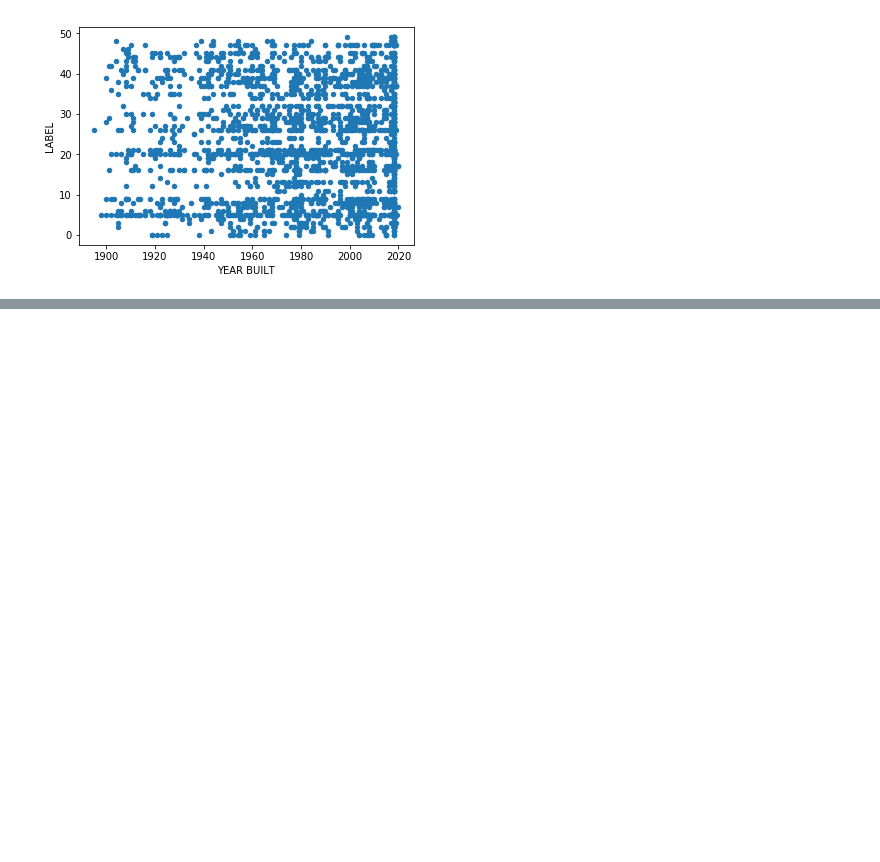
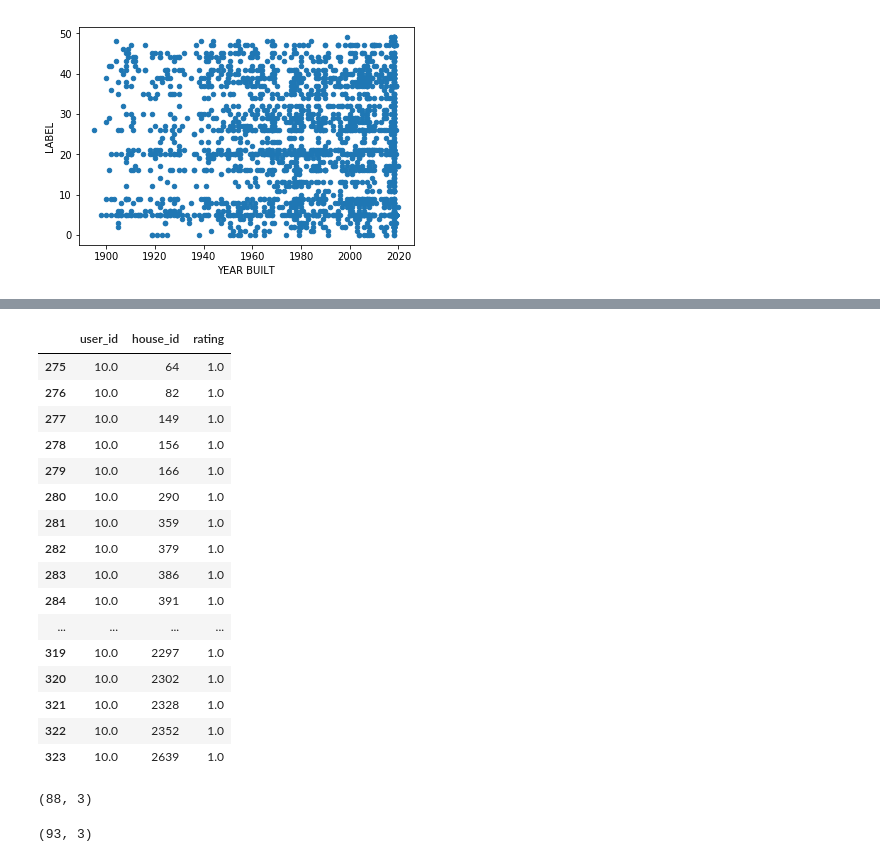
Before and after one commit to ereppond/housing-recommender, a Jupyter notebook: notebooks/building-recommender.ipynb, the cells around one changed output, grey strips where cells are left out. Cells and saved outputs as stored; diff of their text form; code cells hidden in the pictures; blank space fills up the shorter version.

Commit message:
working on finalizing recommender

```diff
--- a/notebooks/building-recommender.ipynb
+++ b/notebooks/building-recommender.ipynb
@@ -329,0 +298,31 @@ Name: FAVORITE, dtype: int64
+# %%
+import os
+list_of_files = []
+directory = os.fsencode('/Users/elisereppond/galvanize/capstone/housing-recommender/data/')
+for file in os.listdir(directory):
+    filename = os.fsdecode(file)
+    if filename.startswith('favorites-'):
+        list_of_files.append(filename)
+# %%
+for file in list_of_files:
+    users = build_user_matrix('../data/users.csv', '../data/{}'.format(file))
+# %%
+users[users['user_id']==10]
+# %% [output]
+|  | user_id | house_id | rating |
+| 275 | 10.0 | 64 | 1.0 |
+| 276 | 10.0 | 82 | 1.0 |
+| 277 | 10.0 | 149 | 1.0 |
+| 278 | 10.0 | 156 | 1.0 |
+| 279 | 10.0 | 166 | 1.0 |
+| 280 | 10.0 | 290 | 1.0 |
+| 281 | 10.0 | 359 | 1.0 |
+| 282 | 10.0 | 379 | 1.0 |
+| 283 | 10.0 | 386 | 1.0 |
+| 284 | 10.0 | 391 | 1.0 |
+| ... | ... | ... | ... |
+| 319 | 10.0 | 2297 | 1.0 |
+| 320 | 10.0 | 2302 | 1.0 |
+| 321 | 10.0 | 2328 | 1.0 |
+| 322 | 10.0 | 2352 | 1.0 |
+| 323 | 10.0 | 2639 | 1.0 |
@@ -329,0 +331,8 @@ Name: FAVORITE, dtype: int64
+# %%
+user_37.shape
+# %% [output]
+(88, 3)
+# %%
+users[users['user_id']==20].shape
+# %% [output]
+(93, 3)
```
Also changed, not shown: parts of 7 cells of this notebook.
